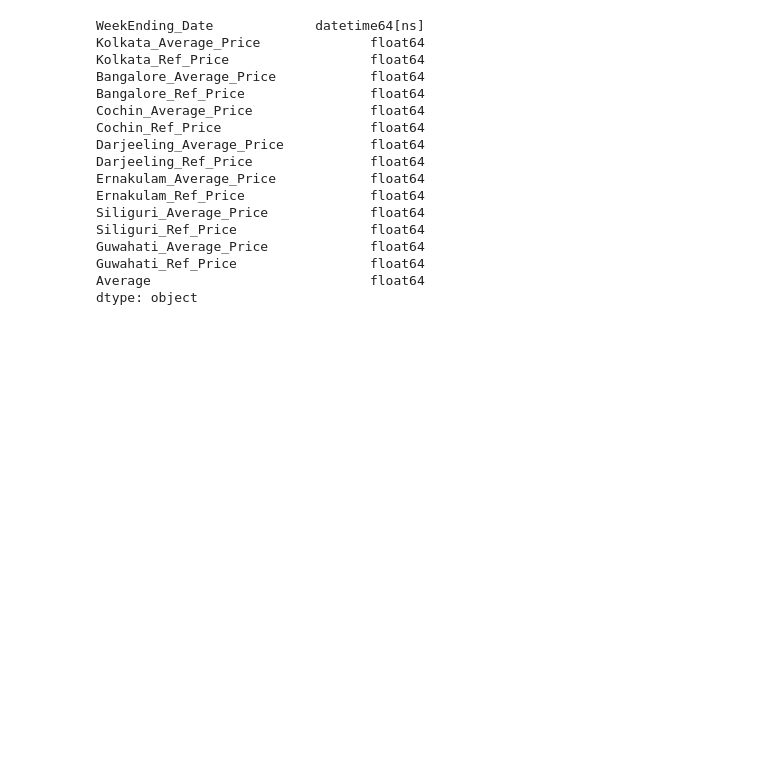
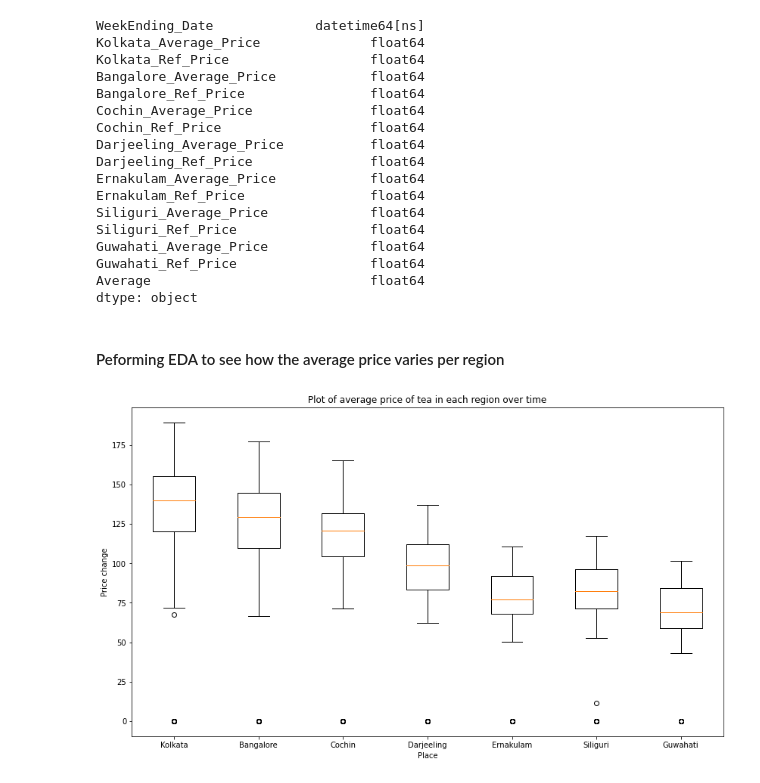
Before and after one commit to Abhijith-Nagarajan/Machine-Learning-Training, a Jupyter notebook: Time Series/Tea_Average_Price_Prediction.ipynb, the cells around one changed output. Drawn from its saved outputs; the diff is of its cells as text; code cells hidden in the pictures; blank space fills up the shorter version.

```diff
--- a/Time Series/Tea_Average_Price_Prediction.ipynb
+++ b/Time Series/Tea_Average_Price_Prediction.ipynb
@@ -130,7 +130,7 @@ dtype: int64
 # %% [markdown]
 #### One more task remaining is to convert the datatype of WeekEnding_Date to datatime and the other columns to float.
 # %%
-tea_df['WeekEnding_Date'] = pd.to_datetime(tea_df['WeekEnding_Date'],infer_datetime_format=True)
+tea_df['WeekEnding_Date'] = pd.to_datetime(tea_df['WeekEnding_Date'],dayfirst=True)
 # %%
 tea_df.WeekEnding_Date
 # %% [output]
@@ -202,3 +193,15 @@ Guwahati_Average_Price             float64
 Guwahati_Ref_Price                 float64
 Average                            float64
 dtype: object
+# %% [markdown]
+#### Peforming EDA to see how the average price varies per region
+# %%
+plt.figure(figsize=(14,8))
+plt.ylabel("Price change")
+plt.xlabel("Place")
+plt.boxplot([tea_df['Kolkata_Average_Price'],tea_df['Bangalore_Average_Price'],tea_df['Cochin_Average_Price'],tea_df['Darjeeling_Average_Price'],tea_df['Ernakulam_Average_Price'],tea_df['Siliguri_Average_Price'],tea_df['Guwahati_Average_Price']])
+plt.title("Plot of average price of tea in each region over time")
+plt.xticks(ticks=[1,2,3,4,5,6,7],labels = ['Kolkata','Bangalore','Cochin','Darjeeling','Ernakulam','Siliguri','Guwahati'])
+plt.show()
+# %% [output]
+[figure, added]
```
Also changed, not shown: parts of 19 cells of this notebook.
